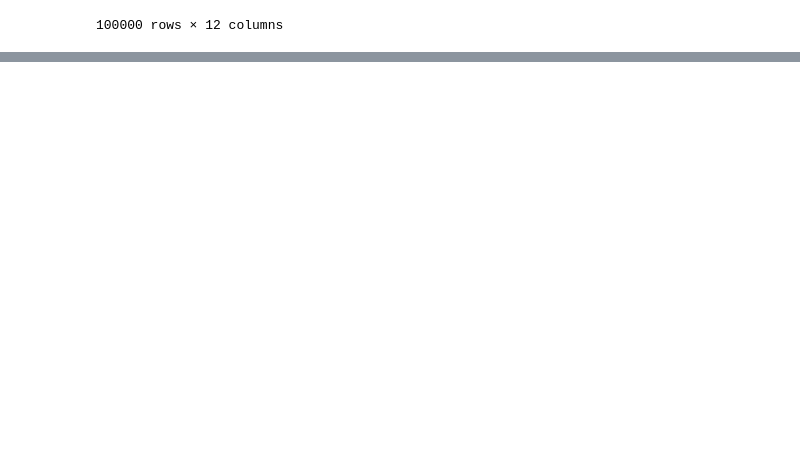
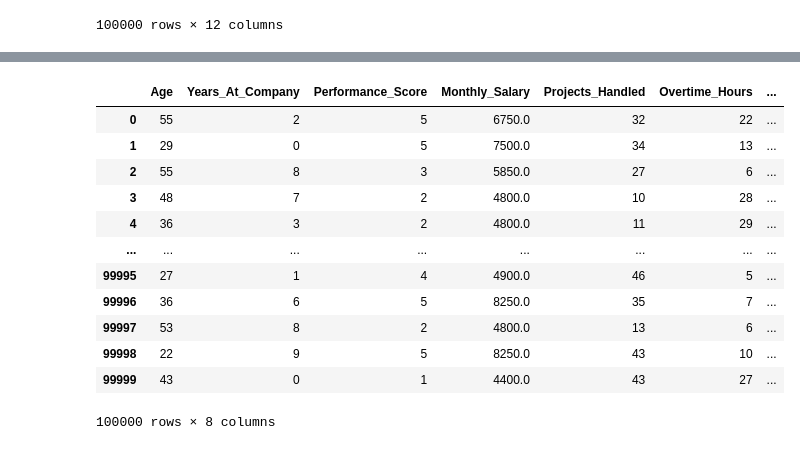
Before and after one commit to eharshit/AMLGaurd-Suspicious-Transaction-Detector, a Jupyter notebook: Analysis.ipynb, the cells around one changed output, grey strips where cells are left out. Saved outputs shown, nothing was run; the diff lists cells and outputs as text; code cells hidden in the pictures; blank space fills up the shorter version.

```diff
--- a/Analysis.ipynb
+++ b/Analysis.ipynb
@@ -57,0 +169,18 @@ data.head()
+# %%
+df_numeric = data.select_dtypes(include=["number"])
+# %%
+df_numeric
+# %% [output]
+|  | Age | Years_At_Company | Performance_Score | Monthly_Salary | Projects_Handled | Overtime_Hours | ... |
+| 0 | 55 | 2 | 5 | 6750.0 | 32 | 22 | ... |
+| 1 | 29 | 0 | 5 | 7500.0 | 34 | 13 | ... |
+| 2 | 55 | 8 | 3 | 5850.0 | 27 | 6 | ... |
+| 3 | 48 | 7 | 2 | 4800.0 | 10 | 28 | ... |
+| 4 | 36 | 3 | 2 | 4800.0 | 11 | 29 | ... |
+| ... | ... | ... | ... | ... | ... | ... | ... |
+| 99995 | 27 | 1 | 4 | 4900.0 | 46 | 5 | ... |
+| 99996 | 36 | 6 | 5 | 8250.0 | 35 | 7 | ... |
+| 99997 | 53 | 8 | 2 | 4800.0 | 13 | 6 | ... |
+| 99998 | 22 | 9 | 5 | 8250.0 | 43 | 10 | ... |
+| 99999 | 43 | 0 | 1 | 4400.0 | 43 | 27 | ... |
+100000 rows × 8 columns
```
Also changed, not shown: parts of 15 cells of this notebook.
